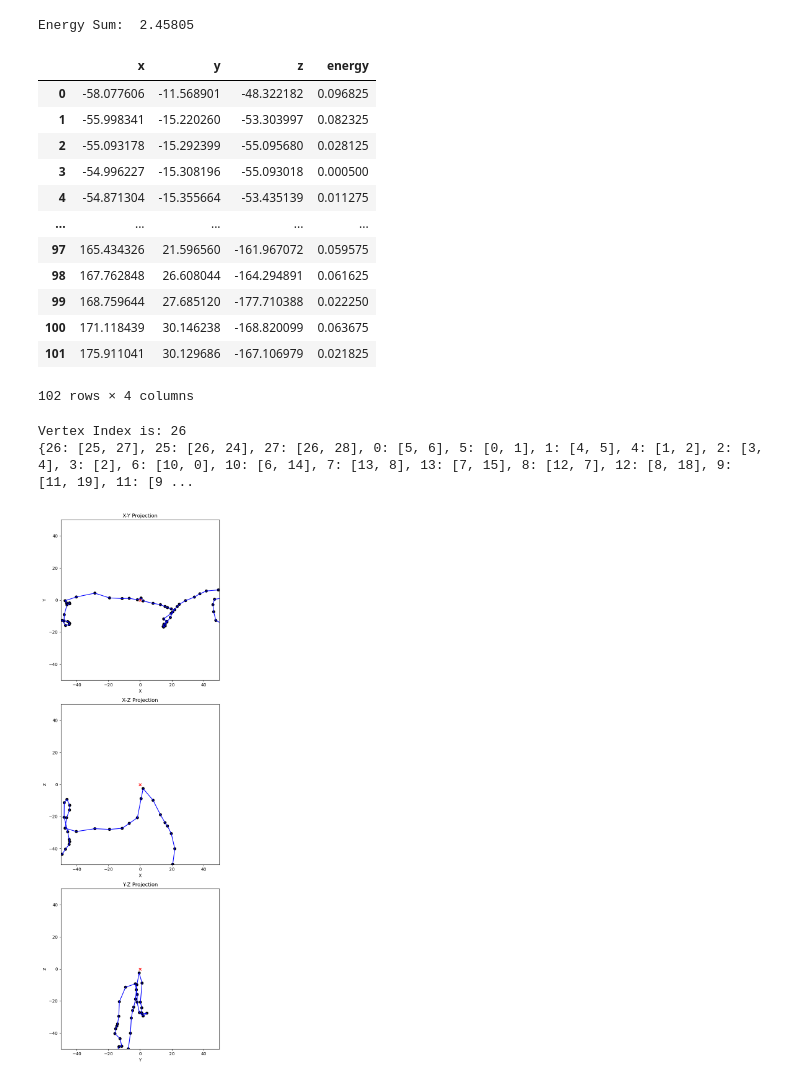
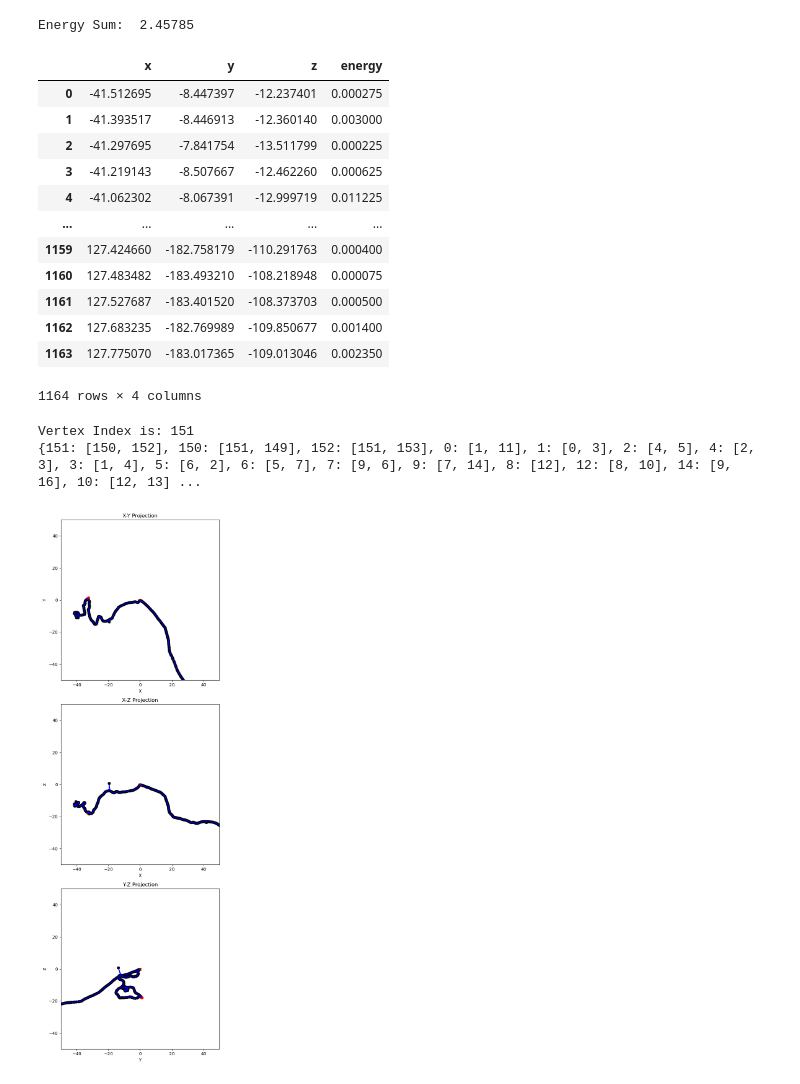
Before and after one commit to kvjmistry/NEXT_nudobe, a Jupyter notebook: workdir/TrackBuilder.ipynb, the cells around one changed output. Saved outputs shown, nothing was run; the diff lists cells and outputs as text; code cells hidden in the pictures.

```diff
--- a/workdir/TrackBuilder.ipynb
+++ b/workdir/TrackBuilder.ipynb
@@ -2,16 +2,13 @@
 import numpy as np
 import pandas as pd
 import matplotlib.pyplot as plt
-
-import pandas as pd
 from scipy.spatial import distance_matrix
-import numpy as np
 import matplotlib.pyplot as plt
 import itertools
 import copy
 
 # hits = pd.read_hdf('../../NEXT_nudobe/files/data/Leptoquark_SM_nexus.h5',"MC/hits")
-hits = pd.read_hdf('../../NEXT_nudobe/files/data/Leptoquark_SM_10mm_smear.h5',"MC/hits")
+hits = pd.read_hdf('../../NEXT_nudobe/files/data/Leptoquark_SM_1mm_smear.h5',"MC/hits")
 parts = pd.read_hdf('../../NEXT_nudobe/files/data/Leptoquark_SM_1mm_smear.h5',"MC/particles")
 
 display(hits)
@@ -32,7 +29,7 @@ display(hits)
 # %%
 %matplotlib widget
 
-event_num = 1835
+event_num = 1840
 
 data = hits[hits.event_id == event_num]
 
@@ -247,48 +244,48 @@ fig, axs = plt.subplots(3, 1, figsize=(6, 18))
 plot_connections(axs[0], data['x'], data['y'], connections, connection_count, 'X', 'Y')
 
 # Plot xz projection
 plot_connections(axs[1], data['x'], data['z'], connections, connection_count, 'X', 'Z')
 
 # Plot yz projection
 plot_connections(axs[2], data['y'], data['z'], connections, connection_count, 'Y', 'Z')
 
 plt.tight_layout()
 plt.show()
 
 # # Plot in 3D
 # fig = plt.figure(figsize=(10, 8))
 # ax = fig.add_subplot(111, projection='3d')
 # colors = ['r' if count == 1 or count == 0 else 'k' for count in connection_count]
 # ax.scatter(data['x'], data['y'], data['z'], c=colors, marker='o')
 # for connection in connections:
 #     start_node = connection[0]
 #     end_node = connection[1]
 #     ax.plot([data['x'][start_node], data['x'][end_node]],
 #             [data['y'][start_node], data['y'][end_node]],
 #             [data['z'][start_node], data['z'][end_node]], 'b-')
 # ax.set_xlabel('X')
 # ax.set_ylabel('Y')
 # ax.set_zlabel('Z')
 # ax.set_title('3D Projection')
 # plt.show()
 # %% [output]
-Energy Sum:  2.45805
+Energy Sum:  2.45785
 |  | x | y | z | energy |
-| 0 | -58.077606 | -11.568901 | -48.322182 | 0.096825 |
-| 1 | -55.998341 | -15.220260 | -53.303997 | 0.082325 |
-| 2 | -55.093178 | -15.292399 | -55.095680 | 0.028125 |
-| 3 | -54.996227 | -15.308196 | -55.093018 | 0.000500 |
-| 4 | -54.871304 | -15.355664 | -53.435139 | 0.011275 |
+| 0 | -41.512695 | -8.447397 | -12.237401 | 0.000275 |
+| 1 | -41.393517 | -8.446913 | -12.360140 | 0.003000 |
+| 2 | -41.297695 | -7.841754 | -13.511799 | 0.000225 |
+| 3 | -41.219143 | -8.507667 | -12.462260 | 0.000625 |
+| 4 | -41.062302 | -8.067391 | -12.999719 | 0.011225 |
 | ... | ... | ... | ... | ... |
-| 97 | 165.434326 | 21.596560 | -161.967072 | 0.059575 |
-| 98 | 167.762848 | 26.608044 | -164.294891 | 0.061625 |
-| 99 | 168.759644 | 27.685120 | -177.710388 | 0.022250 |
-| 100 | 171.118439 | 30.146238 | -168.820099 | 0.063675 |
-| 101 | 175.911041 | 30.129686 | -167.106979 | 0.021825 |
+| 1159 | 127.424660 | -182.758179 | -110.291763 | 0.000400 |
+| 1160 | 127.483482 | -183.493210 | -108.218948 | 0.000075 |
+| 1161 | 127.527687 | -183.401520 | -108.373703 | 0.000500 |
+| 1162 | 127.683235 | -182.769989 | -109.850677 | 0.001400 |
+| 1163 | 127.775070 | -183.017365 | -109.013046 | 0.002350 |
-102 rows × 4 columns
+1164 rows × 4 columns
-Vertex Index is: 26
-{26: [25, 27], 25: [26, 24], 27: [26, 28], 0: [5, 6], 5: [0, 1], 1: [4, 5], 4: [1, 2], 2: [3, 4], 3: [2], 6: [10, 0], 10: [6, 14], 7: [13, 8], 13: [7, 15], 8: [12, 7], 12: [8, 18], 9: [11, 19], 11: [9 ...
+Vertex Index is: 151
+{151: [150, 152], 150: [151, 149], 152: [151, 153], 0: [1, 11], 1: [0, 3], 2: [4, 5], 4: [2, 3], 3: [1, 4], 5: [6, 2], 6: [5, 7], 7: [9, 6], 9: [7, 14], 8: [12], 12: [8, 10], 14: [9, 16], 10: [12, 13] ...
-[figure, old version]
+[figure, new version]
 # %%
 # Track building
 
```
Also changed, not shown: parts of 9 cells of this notebook, 3 other files.
